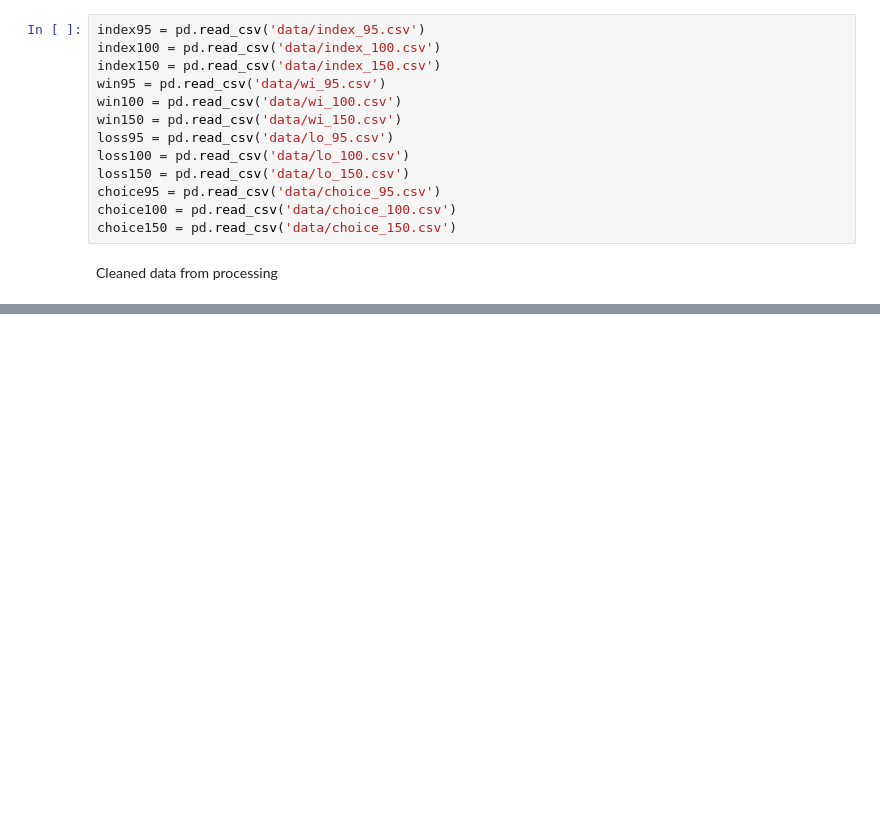
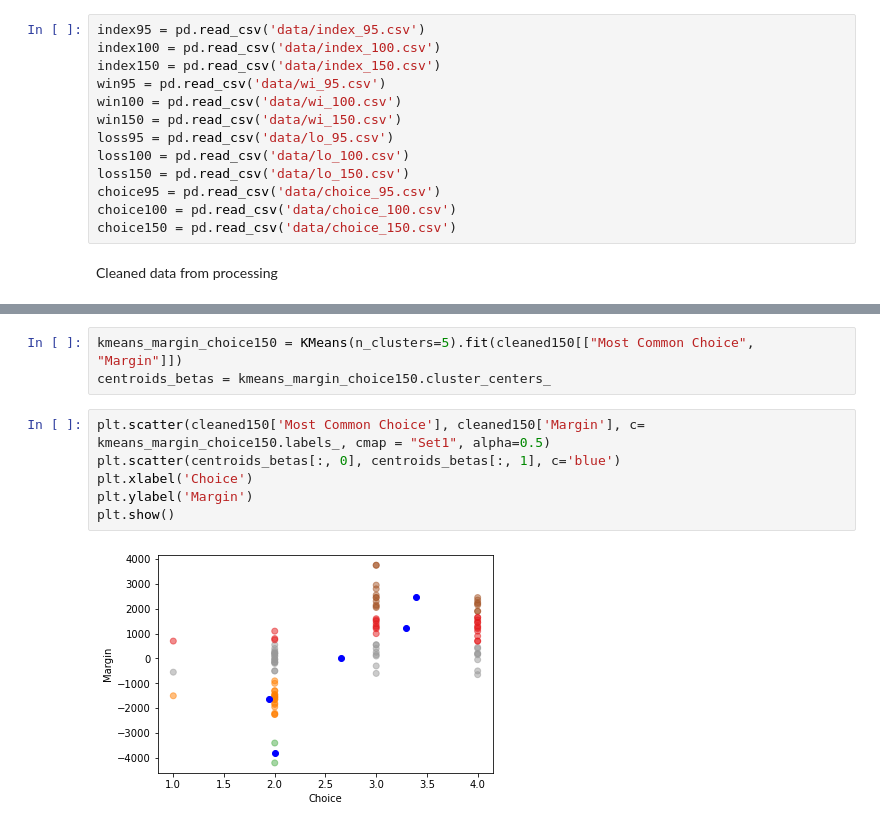
Before and after one commit to kiansweeney11/ca4015-assignment-1, a Jupyter notebook: clustering.ipynb, the cells around one changed output, grey strips where cells are left out. Cells and saved outputs as stored; diff of their text form; blank space fills up the shorter version.

```diff
--- a/clustering.ipynb
+++ b/clustering.ipynb
@@ -32,0 +66,11 @@ cleaned150 = pd.read_csv('data/cleaned150.csv')
+# %%
+kmeans_margin_choice150 = KMeans(n_clusters=5).fit(cleaned150[["Most Common Choice", "Margin"]])
+centroids_betas = kmeans_margin_choice150.cluster_centers_
+# %%
+plt.scatter(cleaned150['Most Common Choice'], cleaned150['Margin'], c= kmeans_margin_choice150.labels_, cmap = "Set1", alpha=0.5)
+plt.scatter(centroids_betas[:, 0], centroids_betas[:, 1], c='blue')
+plt.xlabel('Choice')
+plt.ylabel('Margin')
+plt.show()
+# %% [output]
+[figure, added]
```
Also changed, not shown: parts of 7 cells of this notebook, 26 other files.
